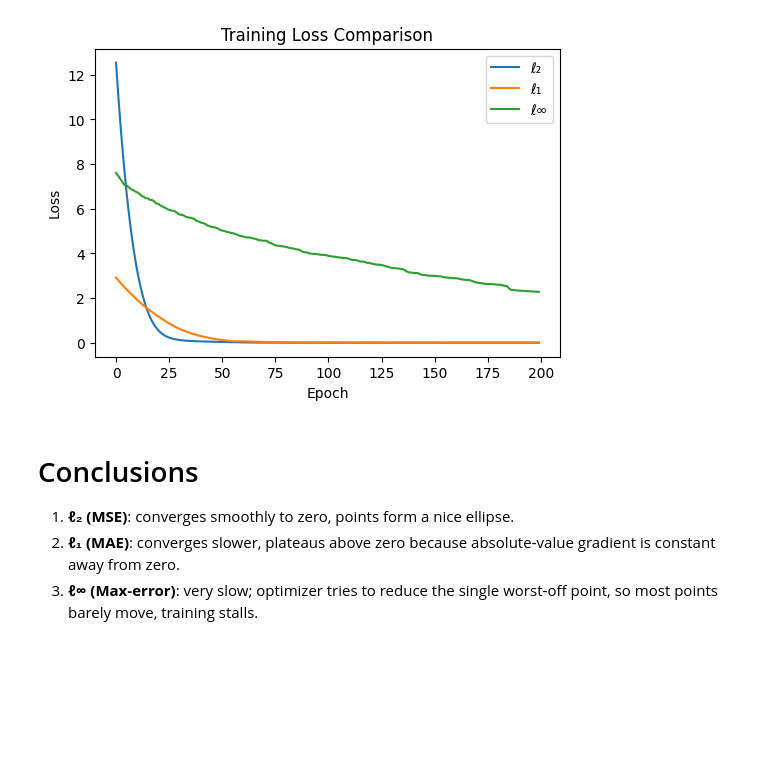
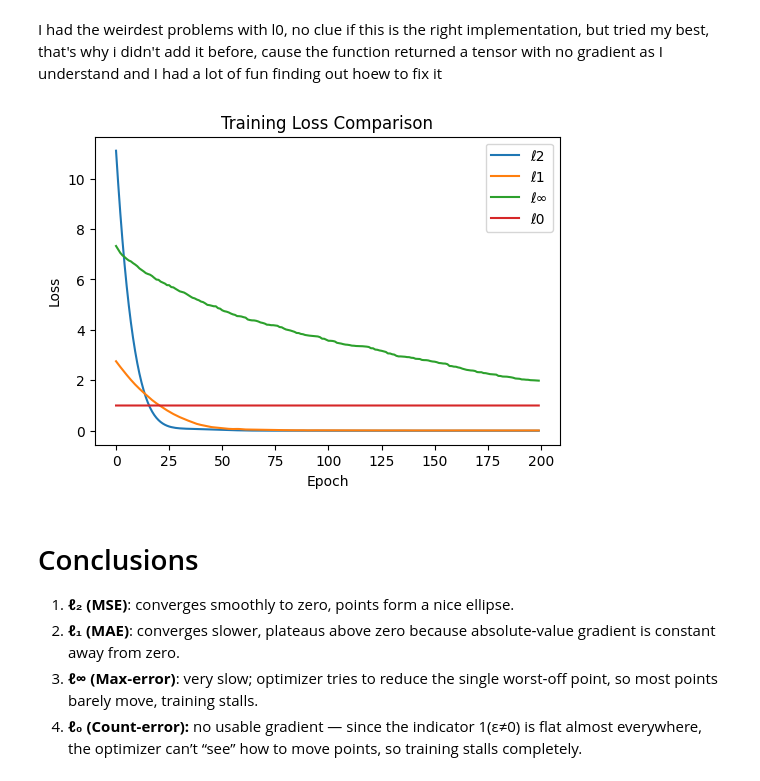
Before and after one commit to StudentsAntoniPartyka/ML, a Jupyter notebook: homework8.ipynb, the cells around one changed output. Drawn from its saved outputs; the diff is of its cells as text; code cells hidden in the pictures; blank space fills up the shorter version.

```diff
--- a/homework8.ipynb
+++ b/homework8.ipynb
@@ -35,6 +35,11 @@ def loss_l1(dist_sum, C):
 def loss_linf(dist_sum, C):
     # max‐error (ℓ∞)
     return torch.max(torch.abs(dist_sum - C))
+
+def loss_l0(dist_sum, C, k=100.0):
+    # Soft approximation of ℓ0 norm using sigmoid(k * |ε|)
+    eps = dist_sum - C
+    return torch.mean(torch.sigmoid(k * torch.abs(eps)))
 # %%
 def plot_current(epoch, pts, loss_hist):
     plt.clf()
@@ -99,0 +105,2 @@ pts_linf, hist_linf = train(points, loss_linf, lr=0.05, epochs=200, plot_every=5
+# %%
+pts_l0, hist_l0 = train(points, loss_l0, lr=0.1, epochs=200, plot_every=50)
@@ -100,18 +110,22 @@ pts_linf, hist_linf = train(points, loss_linf, lr=0.05, epochs=200, plot_every=5
+# %% [markdown]
+I had the weirdest problems with l0, no clue if this is the right implementation, but tried my best, that's why i didn't add it before, cause the function returned a tensor with no gradient as I understand and I had a lot of fun finding out hoew to fix it
 # %%
 plt.figure(figsize=(6,4))
-plt.plot(hist_l2, label='ℓ₂')
-plt.plot(hist_l1, label='ℓ₁')
+plt.plot(hist_l2,  label='ℓ2')
+plt.plot(hist_l1,  label='ℓ1')
 plt.plot(hist_linf, label='ℓ∞')
+plt.plot(hist_l0,  label='ℓ0')
 plt.xlabel('Epoch')
 plt.ylabel('Loss')
 plt.title('Training Loss Comparison')
 plt.legend()
 plt.show()
 # %% [output]
-[figure, old version]
+[figure, new version]
 # %% [markdown]
 # Conclusions
 
 1. **ℓ₂ (MSE)**: converges smoothly to zero, points form a nice ellipse.
 2. **ℓ₁ (MAE)**: converges slower, plateaus above zero because absolute‐value gradient is constant away from zero.
 3. **ℓ∞ (Max‐error)**: very slow; optimizer tries to reduce the single worst‐off point, so most points barely move, training stalls.
+4. **ℓ₀ (Count-error):** no usable gradient — since the indicator 1(ε≠0) is flat almost everywhere, the optimizer can’t “see” how to move points, so training stalls completely.
```
Also changed, not shown: parts of 4 cells of this notebook.
